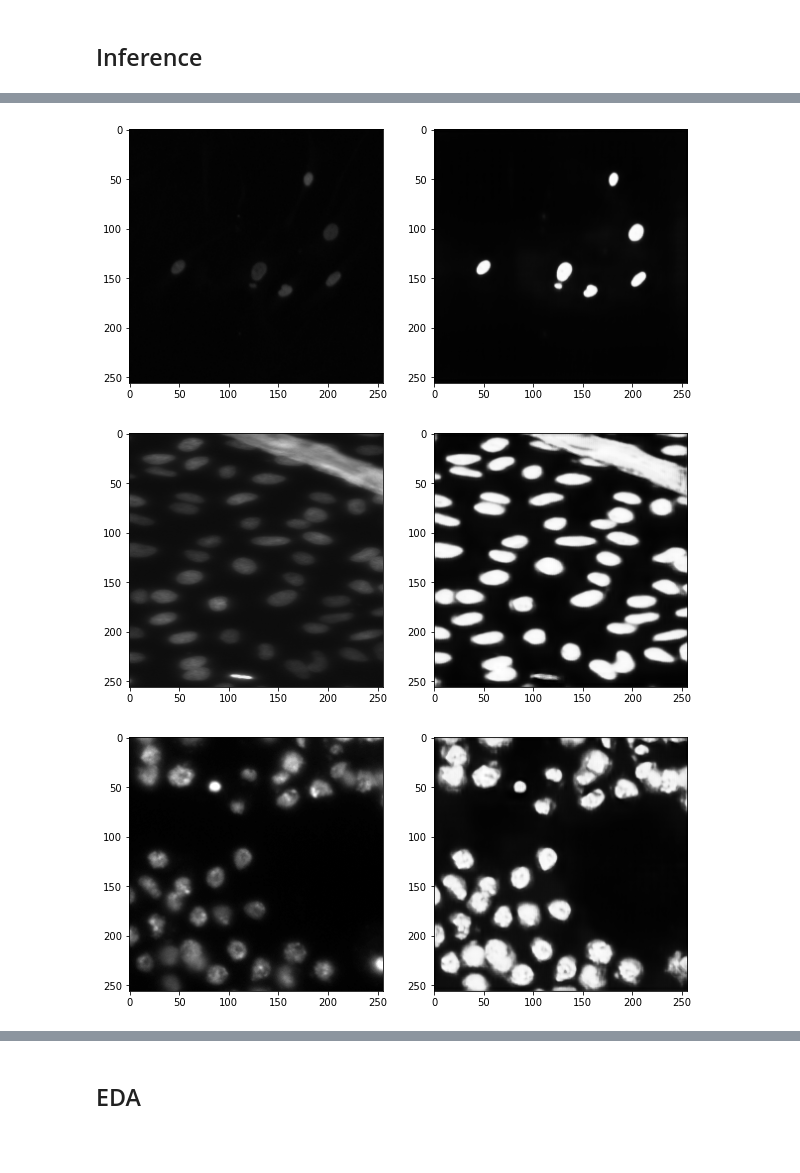
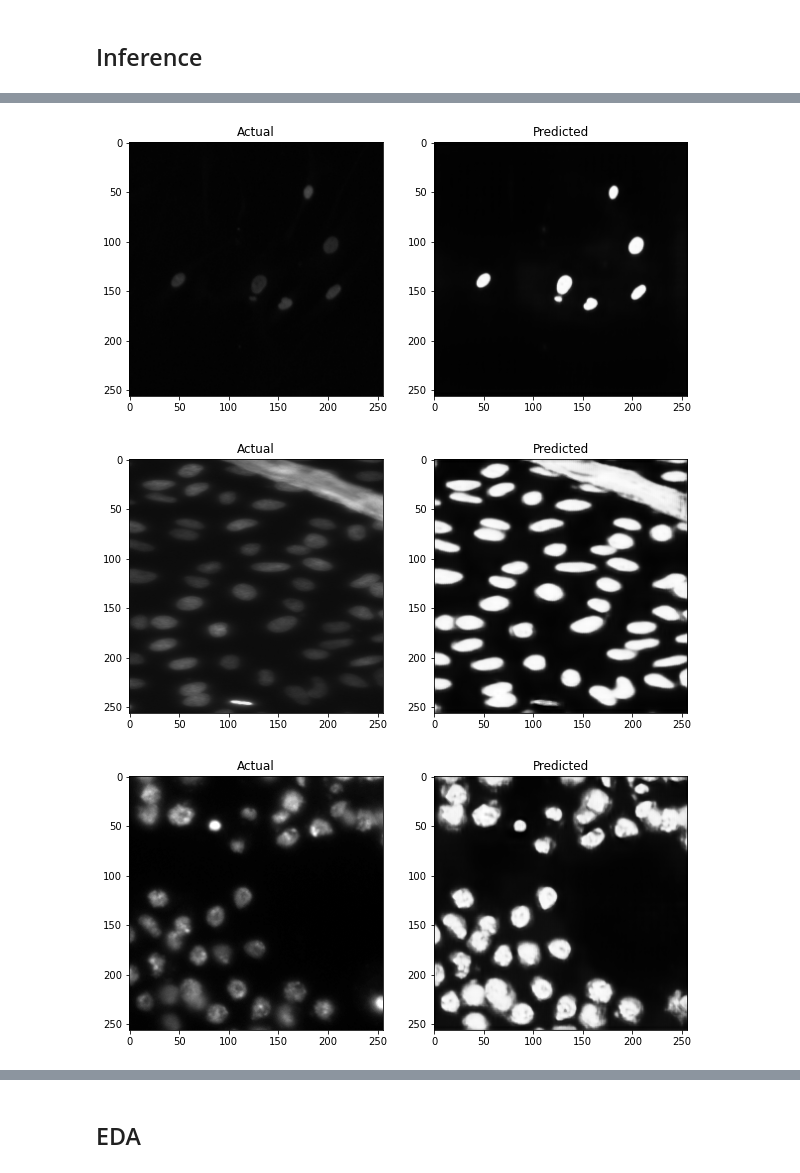
Before and after one commit to NIVIDSHAH208/NucleiDetection_Project, a Jupyter notebook: cs2_data_pipeline-Copy1.ipynb, the cells around one changed output, grey strips where cells are left out. Saved outputs shown, nothing was run; the diff lists cells and outputs as text; code cells hidden in the pictures; blank space fills up the shorter version.

```diff
--- a/cs2_data_pipeline-Copy1.ipynb
+++ b/cs2_data_pipeline-Copy1.ipynb
@@ -463,13 +431,17 @@ Reusing TensorBoard on port 6006 (pid 13792), started 0:34:21 ago. (Use '!kill 1
 for image, mask in val_ds.take(1):
     for i in range(BATCH_SIZE):
         plt.figure(figsize=(8,4))
-        plt.subplot(131)
+        ax1 = plt.subplot(131)
         plt.imshow(image[i])
-        plt.subplot(132)
+        ax2=plt.subplot(132)
         plt.imshow(mask[i][:,:,0], cmap = 'gray')
 
         pred_mask  = model.predict(image[i][np.newaxis,:,:,:])
-        plt.subplot(133)
+        ax3=plt.subplot(133)
+
+        ax1.title.set_text('Original')
+        ax2.title.set_text('Grounded truth')
+        ax3.title.set_text('Predicted')
         plt.imshow(pred_mask[0,:,:,0], cmap = 'gray')
         plt.show()
 # %% [output]
@@ -484,22 +456,24 @@ for image, mask in val_ds.take(1):
 # %%
 test_filenames = test_df['files']
 for filename in test_filenames[:5]:
     file_path = os.path.join(filename,'images')
     image_path = os.path.join(file_path,os.listdir(file_path)[0])
     image_string = tf.io.read_file(image_path)
     image = tf.image.decode_png(image_string, channels=IMG_CHANNELS)#
     image = tf.image.convert_image_dtype(image, tf.float32)
     image = tf.image.resize(image, [IMG_HEIGHT, IMG_WIDTH]) # height x width
 
     pred_mask  = model.predict(image[np.newaxis,:,:,:])
 
     plt.figure(figsize=(10,6))
-    plt.subplot(121)
+    ax1=plt.subplot(121)
     plt.imshow(image)
-    plt.subplot(122)
+    ax2=plt.subplot(122)
+    ax1.title.set_text('Actual')
+    ax2.title.set_text('Predicted')
     plt.imshow(pred_mask[0,:,:,0], cmap='gray')
     plt.show()
 # %% [output]
-[figure, old version]
+[figure, new version]
-[figure, old version]
+[figure, new version]
-[figure, old version]
+[figure, new version]
```
Also changed, not shown: parts of 26 cells of this notebook, 3 other files.
